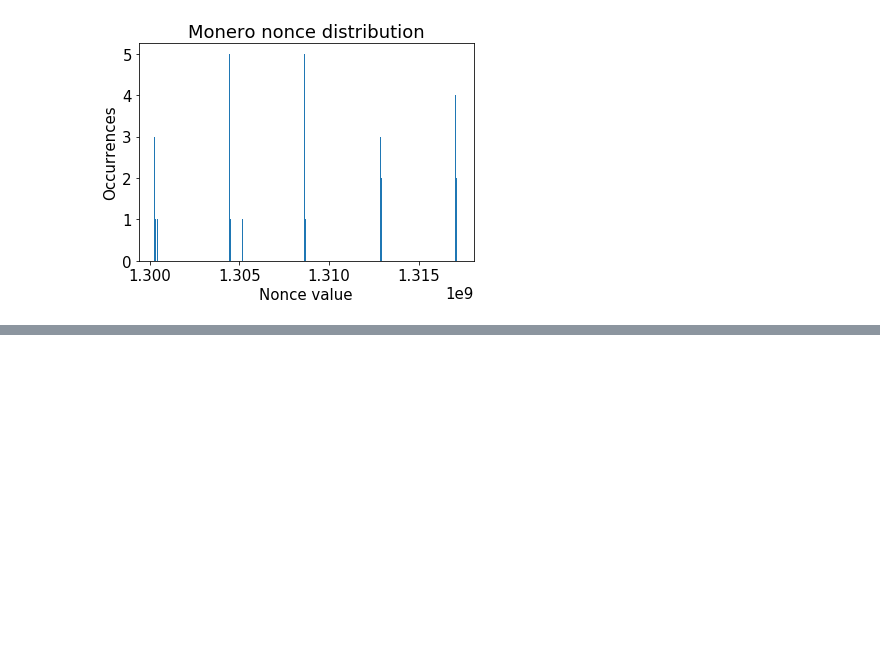
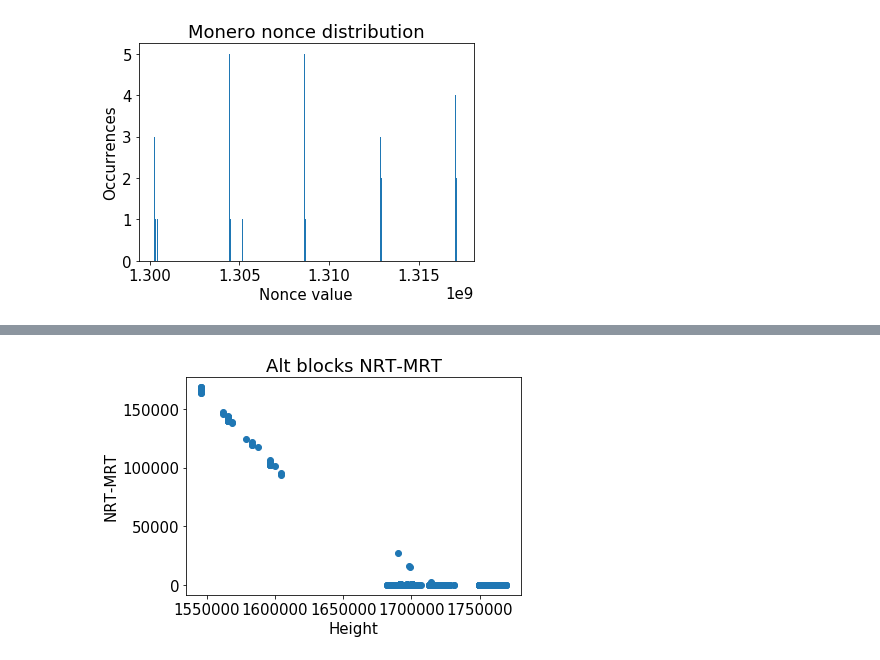
Before and after one commit to noncesense-research-lab/nonce_distribution, a Jupyter notebook: nonce_distribution.ipynb, the cells around one changed output, grey strips where cells are left out. Cells and saved outputs as stored; diff of their text form; code cells hidden in the pictures; blank space fills up the shorter version.

```diff
--- a/nonce_distribution.ipynb
+++ b/nonce_distribution.ipynb
@@ -431,0 +501,7 @@ min_std = min(std_dev_record)
+# %%
+plt.scatter(alt_df.height, alt_df.deltart/100)
+plt.title('Alt blocks NRT-MRT');
+plt.ylabel('NRT-MRT');
+plt.xlabel('Height');
+# %% [output]
+[figure, added]
```
Also changed, not shown: parts of 33 cells of this notebook, 2 other files.
